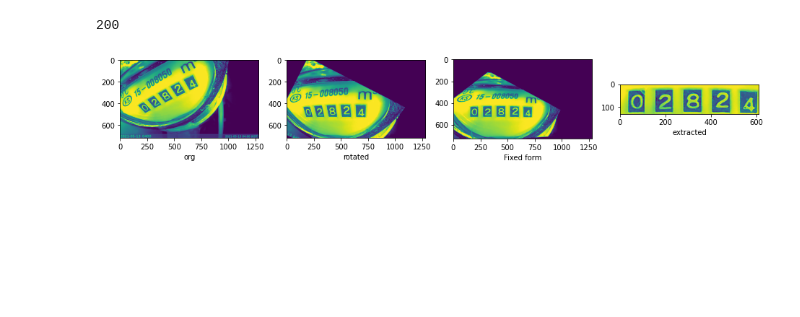
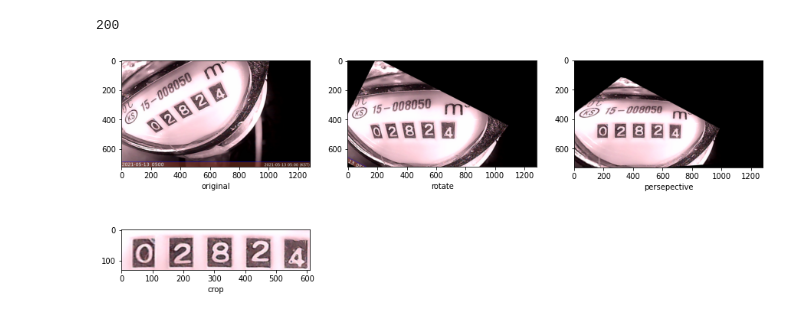
Before and after one commit to ekyuho/Project-X, a Jupyter notebook: Levels/003_meter_reading/02_extract_digits/get_digits.ipynb, the cells around one changed output. Drawn from its saved outputs; the diff is of its cells as text; code cells hidden in the pictures; blank space fills up the shorter version.

```diff
--- a/Levels/003_meter_reading/02_extract_digits/get_digits.ipynb
+++ b/Levels/003_meter_reading/02_extract_digits/get_digits.ipynb
@@ -1,46 +0,0 @@
-# %%
-import cv2
-import numpy as np
-import matplotlib.pyplot as plt
-import pytesseract
-import requests
-
-def url_to_image(url):
-    # download the image, convert it to a NumPy array, and then read
-    # it into OpenCV format
-    resp = requests.get(url)
-    print(resp.status_code)
-    image = np.asarray(bytearray(resp.content), dtype="uint8")
-    image = cv2.imdecode(image, cv2.IMREAD_COLOR)
-    # return the image
-    return image
-
-plt.figure(figsize=(20,20))
-img = url_to_image('http://54.180.106.144:8080/websensor')
-img = cv2.cvtColor(img, cv2.COLOR_BGR2GRAY)
-plt.subplot(1,5,1)
-plt.imshow(img)
-plt.xlabel('org')
-
-M = cv2.getRotationMatrix2D((130, 400), -27, 1.0)
-img2 = cv2.warpAffine(img, M, (1280, 720))
-plt.subplot(1,5,2)
-plt.imshow(img2)
-plt.xlabel('rotated')
-
-pts1 = np.float32([[138,432],[167,521],[708,407],[709,517]])
-pts2 = np.float32([[140,430],[140,520],[706,430],[706,520]])
-M = cv2.getPerspectiveTransform(pts1, pts2)
-img3 = cv2.warpPerspective(img2, M, (1280, 728))
-plt.subplot(1,5,3)
-plt.imshow(img3)
-plt.xlabel('Fixed form')
-
-img4 = img3[406:536,120:730]
-plt.subplot(1,5,4)
-plt.imshow(img4)
-plt.xlabel('extracted')
-plt.show()
-# %% [output]
-200
-[figure, removed]
@@ -47,3 +11,23 @@ plt.show()
+# %%
+img = []
+img.append(url_to_image('http://54.180.106.144:8080/websensor'))
+img.append(rotate_image(img[0]))
+img.append(fix_persepective(img[1]))
+img.append(crop_image(img[2]))
+
+label = ("original", "rotate", "persepective", "crop")
+plt.figure(figsize=(15,6))
+for i in range(4):
+    plt.subplot(2,3,i+1)
+    plt.imshow(img[i])
+    plt.xlabel(label[i])
+plt.show()
+
+img4 = img[3]
+del img
+# %% [output]
+200
+[figure, added]
 # %%
 plt.figure(figsize=(7,1.5))
 plt.imshow(img4)
```
Also changed, not shown: parts of 3 cells of this notebook, 1 other file.
